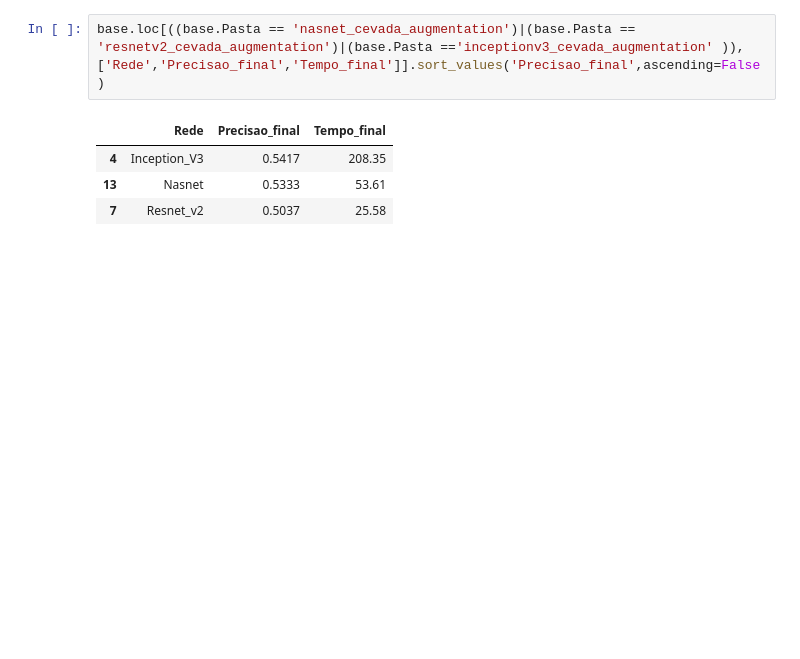
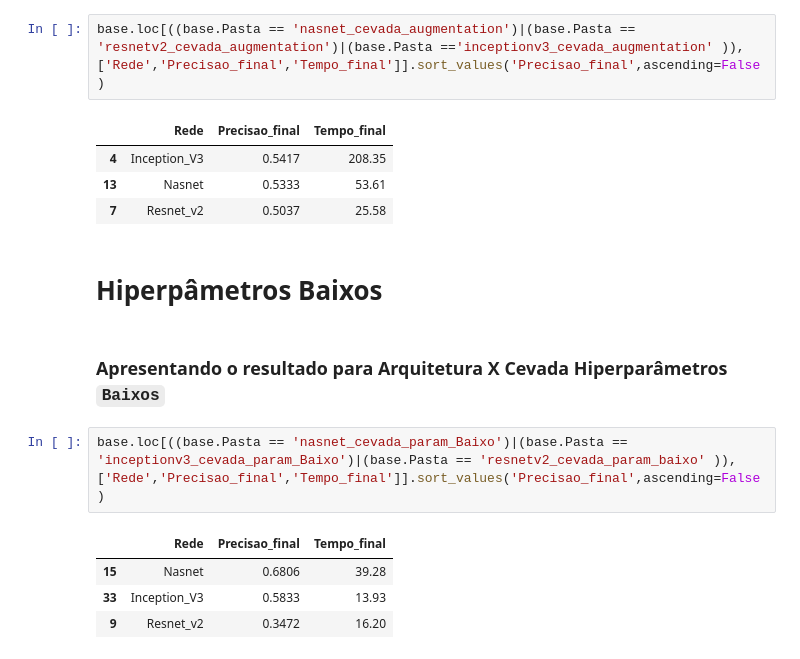
Before and after one commit to ViniciusLavorte/Python, a Jupyter notebook: Analise_geral_tcc2.ipynb, the cells around one changed output. Drawn from its saved outputs; the diff is of its cells as text; blank space fills up the shorter version.

```diff
--- a/Analise_geral_tcc2.ipynb
+++ b/Analise_geral_tcc2.ipynb
@@ -173,3 +198,14 @@ base.loc[((base.Pasta == 'nasnet_cevada_augmentation')|(base.Pasta == 'resnetv2_
 | 4 | Inception_V3 | 0.5417 | 208.35 |
 | 13 | Nasnet | 0.5333 | 53.61 |
 | 7 | Resnet_v2 | 0.5037 | 25.58 |
+# %% [markdown]
+# Hiperpâmetros Baixos
+# %% [markdown]
+### Apresentando o resultado para Arquitetura X  Cevada Hiperparâmetros `Baixos`
+# %%
+base.loc[((base.Pasta == 'nasnet_cevada_param_Baixo')|(base.Pasta == 'inceptionv3_cevada_param_Baixo')|(base.Pasta == 'resnetv2_cevada_param_baixo' )),['Rede','Precisao_final','Tempo_final']].sort_values('Precisao_final',ascending=False)
+# %% [output]
+|  | Rede | Precisao_final | Tempo_final |
+| 15 | Nasnet | 0.6806 | 39.28 |
+| 33 | Inception_V3 | 0.5833 | 13.93 |
+| 9 | Resnet_v2 | 0.3472 | 16.20 |
```
Also changed, not shown: parts of 10 cells of this notebook, 1 other file.
